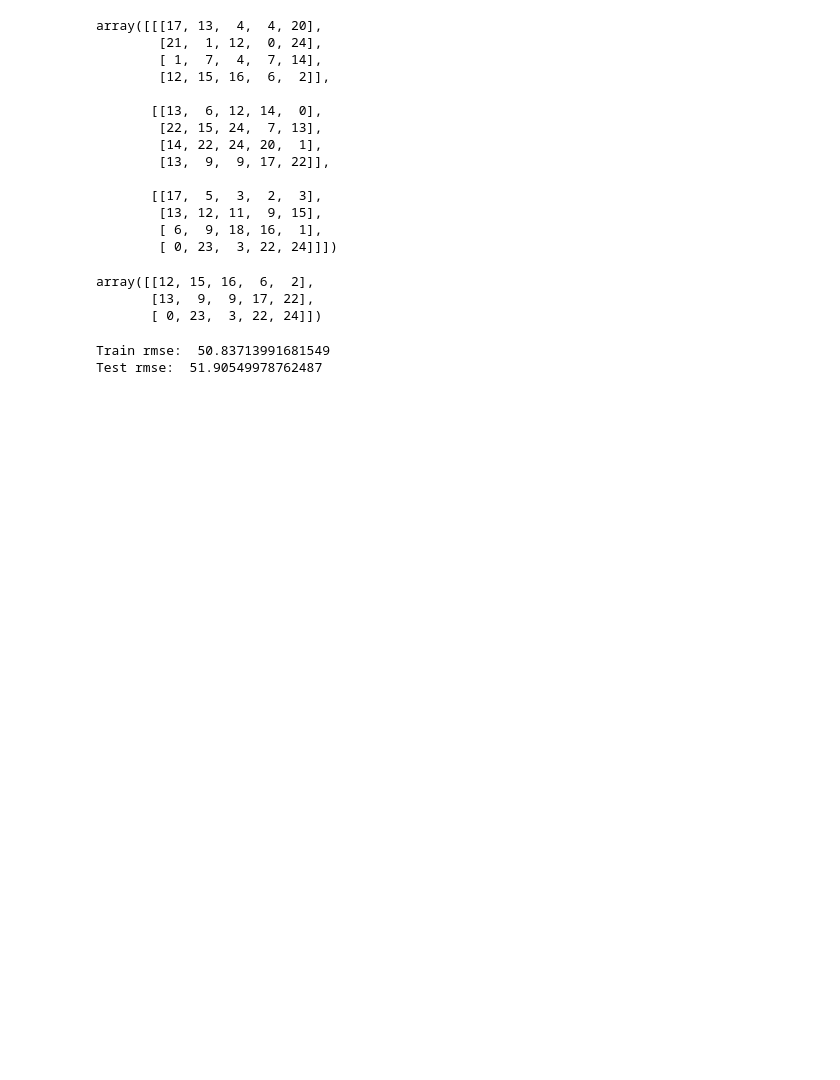
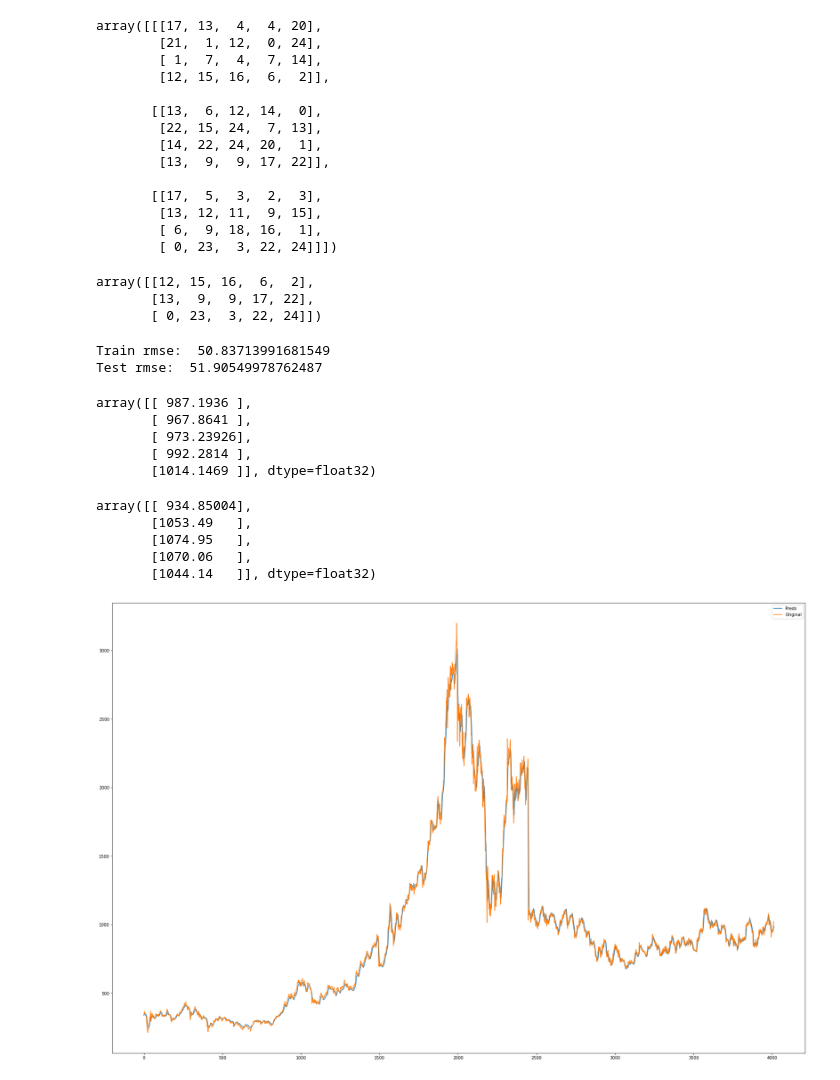
Before and after one commit to sidmahurkar/Reliance-Stock-Price-Prediction-Using-LSTM, a Jupyter notebook: Stock_price_using_lstm.ipynb, the cells around one changed output. Drawn from its saved outputs; the diff is of its cells as text; code cells hidden in the pictures; blank space fills up the shorter version.

```diff
--- a/Stock_price_using_lstm.ipynb
+++ b/Stock_price_using_lstm.ipynb
@@ -410,4 +395,28 @@ print("Test rmse: ", test_rmse)
 # %% [output]
 Train rmse:  50.83713991681549
 Test rmse:  51.90549978762487
+# %%
+y_test_pred[-5:]
+# %% [output]
+array([[ 987.1936 ],
+       [ 967.8641 ],
+       [ 973.23926],
+       [ 992.2814 ],
+       [1014.1469 ]], dtype=float32)
+# %%
+y_test[-5:]
+# %% [output]
+array([[ 934.85004],
+       [1053.49   ],
+       [1074.95   ],
+       [1070.06   ],
+       [1044.14   ]], dtype=float32)
+# %%
+plt.figure(figsize=(30,20))
+plt.plot(y_train_pred, label="Preds")
+plt.plot(y_train, label="Original")
+plt.legend()
+plt.show()
+# %% [output]
+[figure, added]
 # %%
```
Also changed, not shown: parts of 3 cells of this notebook.
